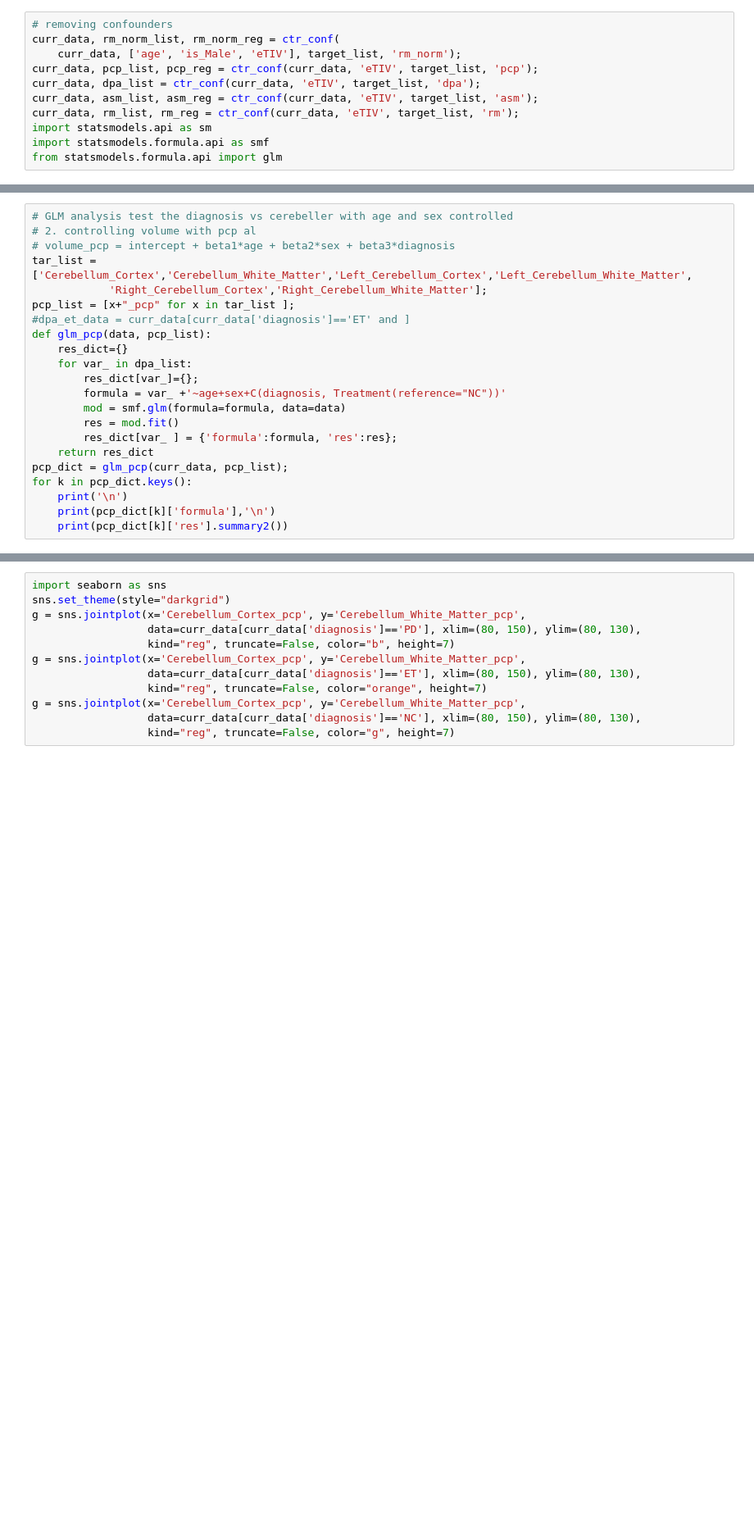
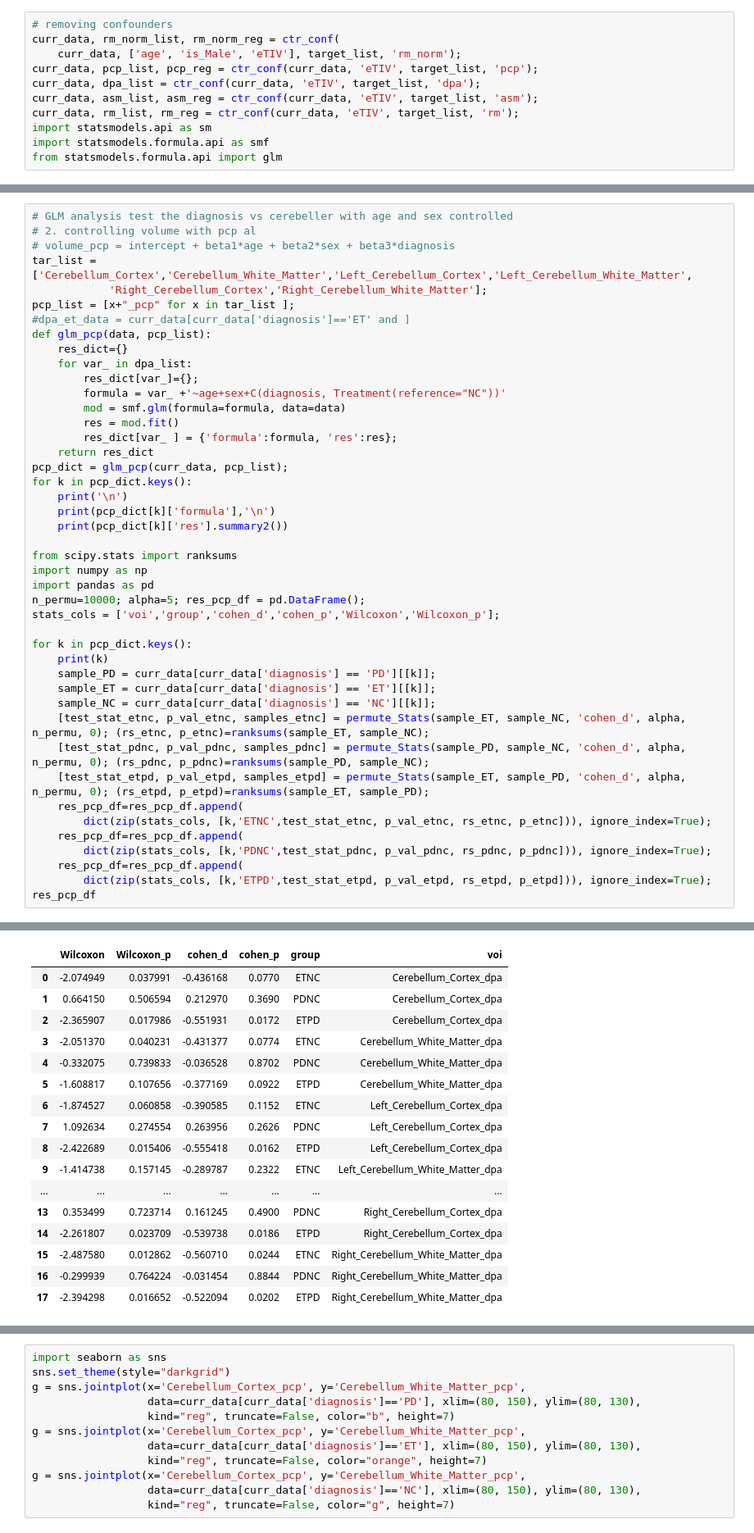
Before and after one commit to Vincent-wq/Replicability-of-PD-ICA, a Jupyter notebook: codes/devel/fs_analysis/0_cerebellar_confounder.ipynb, the cells around one changed output, grey strips where cells are left out. Shown at 82% size. Saved outputs shown, nothing was run; the diff lists cells and outputs as text; blank space fills up the shorter version.

```diff
--- a/codes/devel/fs_analysis/0_cerebellar_confounder.ipynb
+++ b/codes/devel/fs_analysis/0_cerebellar_confounder.ipynb
@@ -277,6 +407,28 @@ for k in pcp_dict.keys():
     print('\n')
     print(pcp_dict[k]['formula'],'\n')
     print(pcp_dict[k]['res'].summary2())
+
+from scipy.stats import ranksums
+import numpy as np
+import pandas as pd
+n_permu=10000; alpha=5; res_pcp_df = pd.DataFrame();
+stats_cols = ['voi','group','cohen_d','cohen_p','Wilcoxon','Wilcoxon_p'];
+
+for k in pcp_dict.keys():
+    print(k)
+    sample_PD = curr_data[curr_data['diagnosis'] == 'PD'][[k]];
+    sample_ET = curr_data[curr_data['diagnosis'] == 'ET'][[k]];
+    sample_NC = curr_data[curr_data['diagnosis'] == 'NC'][[k]];
+    [test_stat_etnc, p_val_etnc, samples_etnc] = permute_Stats(sample_ET, sample_NC, 'cohen_d', alpha, n_permu, 0); (rs_etnc, p_etnc)=ranksums(sample_ET, sample_NC);
+    [test_stat_pdnc, p_val_pdnc, samples_pdnc] = permute_Stats(sample_PD, sample_NC, 'cohen_d', alpha, n_permu, 0); (rs_pdnc, p_pdnc)=ranksums(sample_PD, sample_NC);
+    [test_stat_etpd, p_val_etpd, samples_etpd] = permute_Stats(sample_ET, sample_PD, 'cohen_d', alpha, n_permu, 0); (rs_etpd, p_etpd)=ranksums(sample_ET, sample_PD);
+    res_pcp_df=res_pcp_df.append(
+        dict(zip(stats_cols, [k,'ETNC',test_stat_etnc, p_val_etnc, rs_etnc, p_etnc])), ignore_index=True);
+    res_pcp_df=res_pcp_df.append(
+        dict(zip(stats_cols, [k,'PDNC',test_stat_pdnc, p_val_pdnc, rs_pdnc, p_pdnc])), ignore_index=True);
+    res_pcp_df=res_pcp_df.append(
+        dict(zip(stats_cols, [k,'ETPD',test_stat_etpd, p_val_etpd, rs_etpd, p_etpd])), ignore_index=True);
+res_pcp_df
 # %% [output]
 Cerebellum_Cortex_dpa~age+sex+C(diagnosis, Treatment(reference="NC"))
 
@@ -298,3 +450,20 @@ age                                           -0.0000   0.0000 -2.5073 0.0122 -0
+|  | Wilcoxon | Wilcoxon_p | cohen_d | cohen_p | group | voi |
+| 0 | -2.074949 | 0.037991 | -0.436168 | 0.0770 | ETNC | Cerebellum_Cortex_dpa |
+| 1 | 0.664150 | 0.506594 | 0.212970 | 0.3690 | PDNC | Cerebellum_Cortex_dpa |
+| 2 | -2.365907 | 0.017986 | -0.551931 | 0.0172 | ETPD | Cerebellum_Cortex_dpa |
+| 3 | -2.051370 | 0.040231 | -0.431377 | 0.0774 | ETNC | Cerebellum_White_Matter_dpa |
+| 4 | -0.332075 | 0.739833 | -0.036528 | 0.8702 | PDNC | Cerebellum_White_Matter_dpa |
+| 5 | -1.608817 | 0.107656 | -0.377169 | 0.0922 | ETPD | Cerebellum_White_Matter_dpa |
+| 6 | -1.874527 | 0.060858 | -0.390585 | 0.1152 | ETNC | Left_Cerebellum_Cortex_dpa |
+| 7 | 1.092634 | 0.274554 | 0.263956 | 0.2626 | PDNC | Left_Cerebellum_Cortex_dpa |
+| 8 | -2.422689 | 0.015406 | -0.555418 | 0.0162 | ETPD | Left_Cerebellum_Cortex_dpa |
+| 9 | -1.414738 | 0.157145 | -0.289787 | 0.2322 | ETNC | Left_Cerebellum_White_Matter_dpa |
+| ... | ... | ... | ... | ... | ... | ... |
+| 13 | 0.353499 | 0.723714 | 0.161245 | 0.4900 | PDNC | Right_Cerebellum_Cortex_dpa |
+| 14 | -2.261807 | 0.023709 | -0.539738 | 0.0186 | ETPD | Right_Cerebellum_Cortex_dpa |
+| 15 | -2.487580 | 0.012862 | -0.560710 | 0.0244 | ETNC | Right_Cerebellum_White_Matter_dpa |
+| 16 | -0.299939 | 0.764224 | -0.031454 | 0.8844 | PDNC | Right_Cerebellum_White_Matter_dpa |
+| 17 | -2.394298 | 0.016652 | -0.522094 | 0.0202 | ETPD | Right_Cerebellum_White_Matter_dpa |
 # %%
 # GLM analysis test the diagnosis vs cerebeller with age and sex controlled
 # 3. controlling volume with residual method against NC,
```
Also changed, not shown: parts of 15 cells of this notebook.
